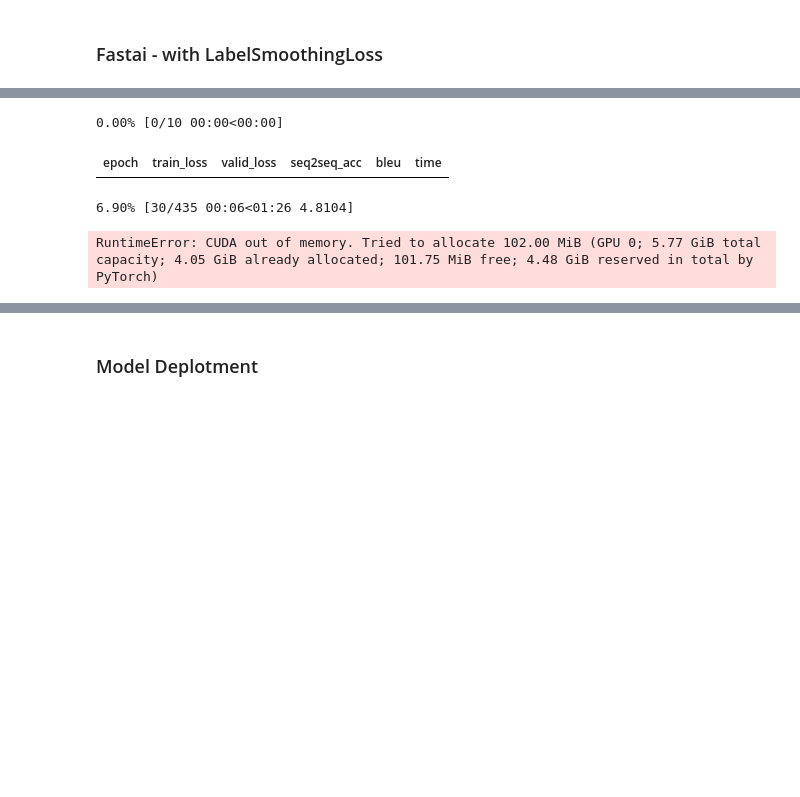
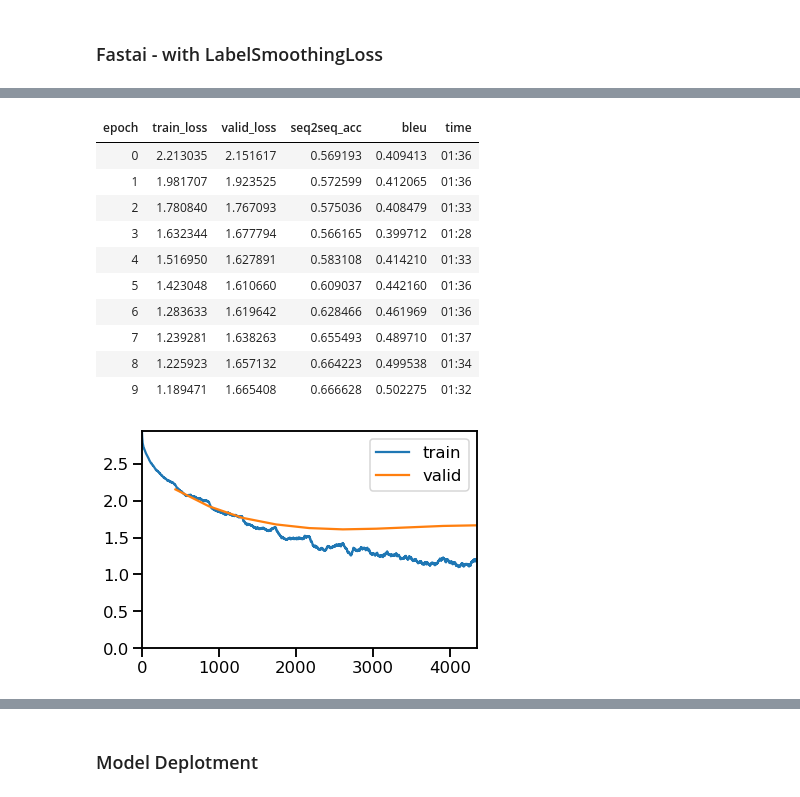
Before and after one commit to Skumarr53/Attention-is-All-you-Need-PyTorch, a Jupyter notebook: Attention_Is_All_You_Need.ipynb, the cells around one changed output, grey strips where cells are left out. Drawn from its saved outputs; the diff is of its cells as text; code cells hidden in the pictures; blank space fills up the shorter version.

Commit message:
updated callbacks and readme.md

```diff
--- a/Attention_Is_All_You_Need.ipynb
+++ b/Attention_Is_All_You_Need.ipynb
@@ -281,4 +270,6 @@ LR Finder is complete, type {learner_name}.recorder.plot() to see the graph.
 # %%
+databunch.batch_size = 80
+
 learn_CEL.fit_one_cycle(10, 5e-4, div_factor=5)
 # %% [output]
 | epoch | train_loss | valid_loss | seq2seq_acc | bleu | time |
@@ -333,7 +376,7 @@ opt_fn = partial(optim.Adam, betas=(0.9, 0.98))
 
 criterion = LabelSmoothing(len(en_itos), 1, 0.1).to(device)
 
-learn_LSL = Learner(databunch,model,loss_func=cus_LabelSmoothingCrossEntropy,wd=0.01, metrics=[seq2seq_acc, CorpusBLEU(len(en_itos))],callback_fns=[ShowGraph]) #,TeacherForcingTurnOff,TeacherForcingCallbacklearn =
+learn_LSL = Learner(databunch,model,loss_func=LabelSmoothingCrossEntropy_func,wd=0.01, metrics=[seq2seq_acc, CorpusBLEU(len(en_itos))],callback_fns=[ShowGraph]) #,TeacherForcingTurnOff,TeacherForcingCallbacklearn =
 # %%
 learn_LSL.lr_find()
 learn_LSL.recorder.plot(suggestion=True)
@@ -348,7 +391,15 @@ Min loss divided by 10: 4.79E-03
 # %%
-learn_LSL.fit_one_cycle(10, 5e-4, div_factor=5)
+learn_LSL.fit_one_cycle(10, 3e-4, div_factor=5)
 # %% [output]
-0.00% [0/10 00:00<00:00]
 | epoch | train_loss | valid_loss | seq2seq_acc | bleu | time |
+| 0 | 2.213035 | 2.151617 | 0.569193 | 0.409413 | 01:36 |
+| 1 | 1.981707 | 1.923525 | 0.572599 | 0.412065 | 01:36 |
+| 2 | 1.780840 | 1.767093 | 0.575036 | 0.408479 | 01:33 |
+| 3 | 1.632344 | 1.677794 | 0.566165 | 0.399712 | 01:28 |
+| 4 | 1.516950 | 1.627891 | 0.583108 | 0.414210 | 01:33 |
+| 5 | 1.423048 | 1.610660 | 0.609037 | 0.442160 | 01:36 |
+| 6 | 1.283633 | 1.619642 | 0.628466 | 0.461969 | 01:36 |
+| 7 | 1.239281 | 1.638263 | 0.655493 | 0.489710 | 01:37 |
+| 8 | 1.225923 | 1.657132 | 0.664223 | 0.499538 | 01:34 |
+| 9 | 1.189471 | 1.665408 | 0.666628 | 0.502275 | 01:32 |
-6.90% [30/435 00:06<01:26 4.8104]
-RuntimeError: CUDA out of memory. Tried to allocate 102.00 MiB (GPU 0; 5.77 GiB total capacity; 4.05 GiB already allocated; 101.75 MiB free; 4.48 GiB reserved in total by PyTorch)
+[figure, added]
```
Also changed, not shown: parts of 35 cells of this notebook, 6 other files.
